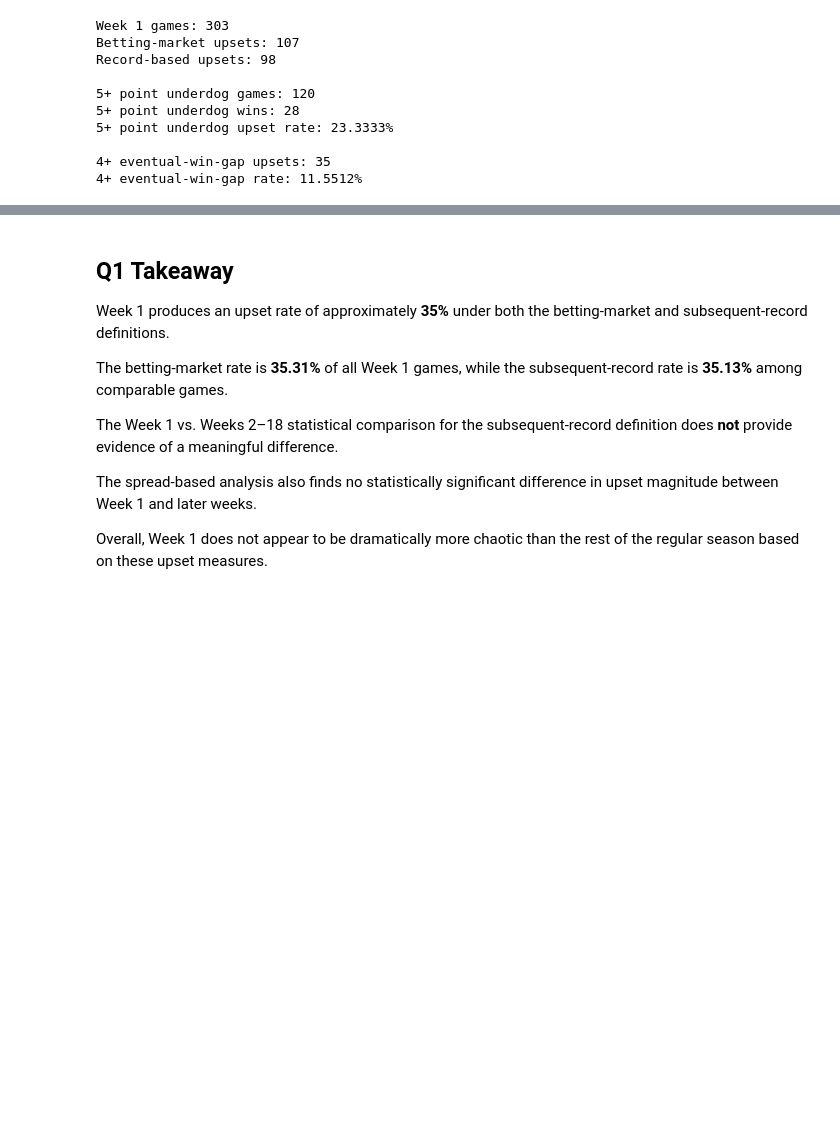
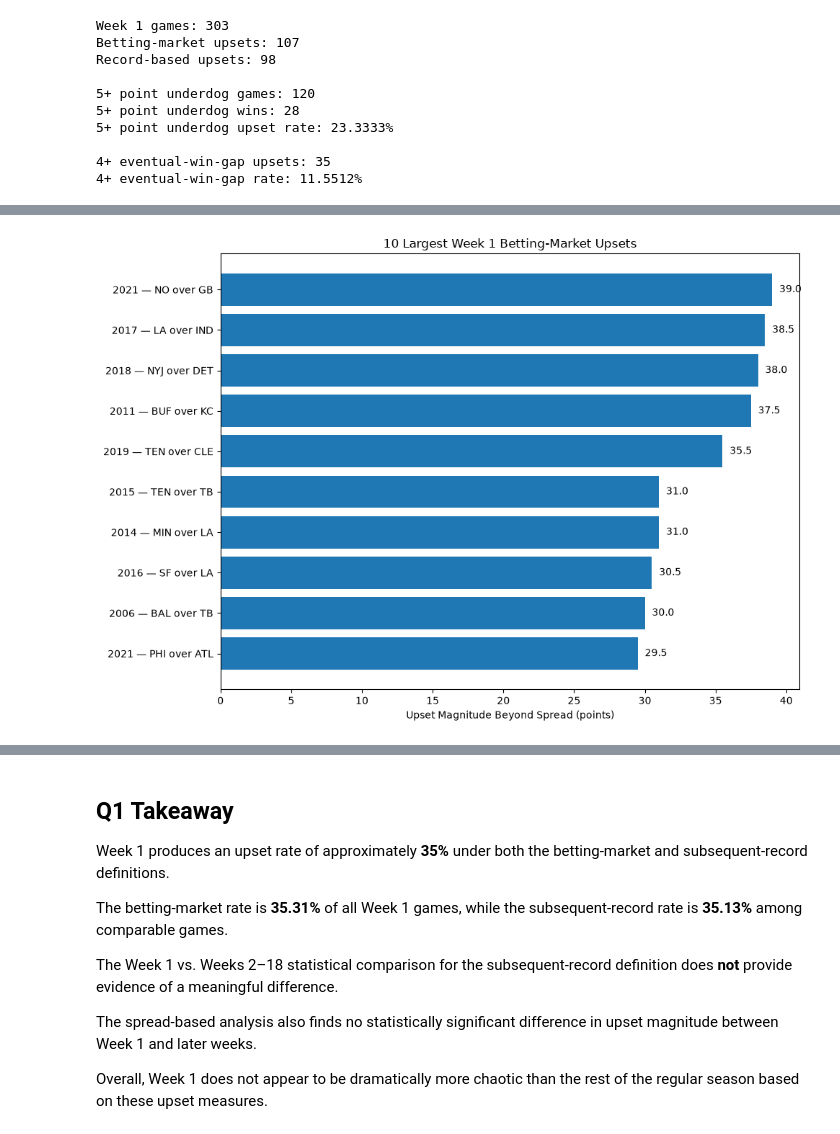
Before and after one commit to natelewis17/Is_NFL_Week1_Chaotic, a Jupyter notebook: notebooks/02_upset_analysis.ipynb, the cells around one changed output, grey strips where cells are left out. Cells and saved outputs as stored; diff of their text form; code cells hidden in the pictures; blank space fills up the shorter version.

```diff
--- a/notebooks/02_upset_analysis.ipynb
+++ b/notebooks/02_upset_analysis.ipynb
@@ -439,0 +640,62 @@ plt.show()
+# %%
+## 6.4 Largest Week 1 upsets
+
+top_upsets = (
+    games.loc[
+        (games["week"] == 1)
+        & games["betting_upset"]
+    ]
+    .copy()
+)
+
+top_upsets["underdog_team"] = np.where(
+    top_upsets["favorite_team"] == top_upsets["team_home"],
+    top_upsets["team_away"],
+    top_upsets["team_home"],
+)
+
+top_upsets["season_label"] = (
+    top_upsets["season"].astype(str)
+    + " — "
+    + top_upsets["underdog_team"]
+    + " over "
+    + top_upsets["favorite_team"]
+)
+
+top_upsets = (
+    top_upsets
+    .sort_values(
+        "spread_upset_magnitude",
+        ascending=False,
+    )
+    .head(10)
+    .sort_values(
+        "spread_upset_magnitude"
+    )
+)
+
+plt.figure(figsize=(10, 7))
+
+plt.barh(
+    top_upsets["season_label"],
+    top_upsets["spread_upset_magnitude"],
+)
+
+plt.xlabel("Upset Magnitude Beyond Spread (points)")
+plt.ylabel("")
+plt.title("10 Largest Week 1 Betting-Market Upsets")
+
+for i, value in enumerate(
+    top_upsets["spread_upset_magnitude"]
+):
+    plt.text(
+        value + 0.5,
+        i,
+        f"{value:.1f}",
+        va="center",
+    )
+
+plt.tight_layout()
+plt.show()
+# %% [output]
+[figure, added]
```
Also changed, not shown: parts of 7 cells of this notebook.
